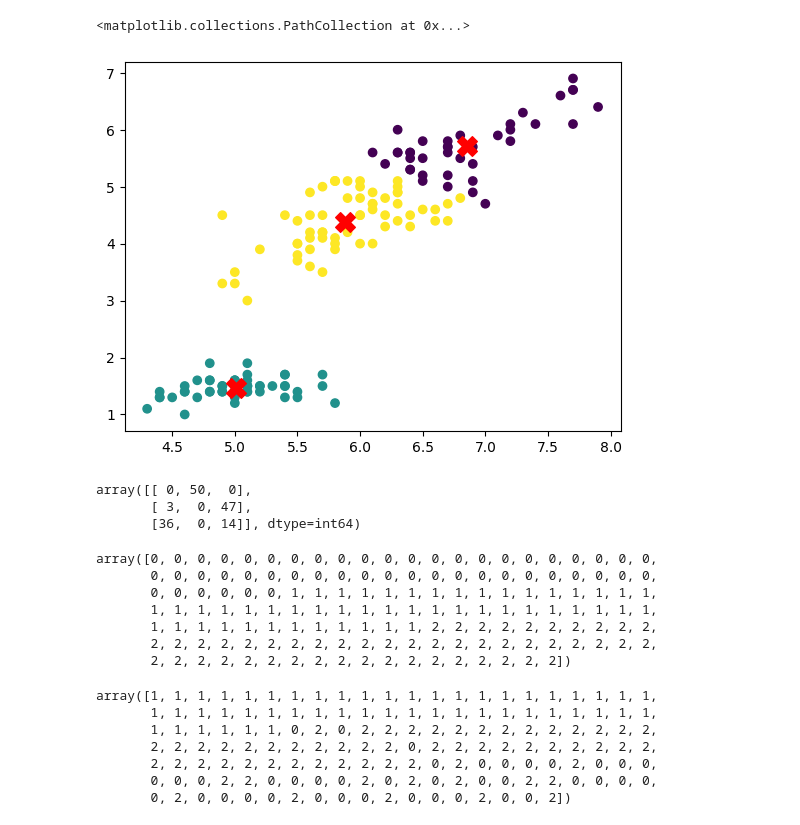
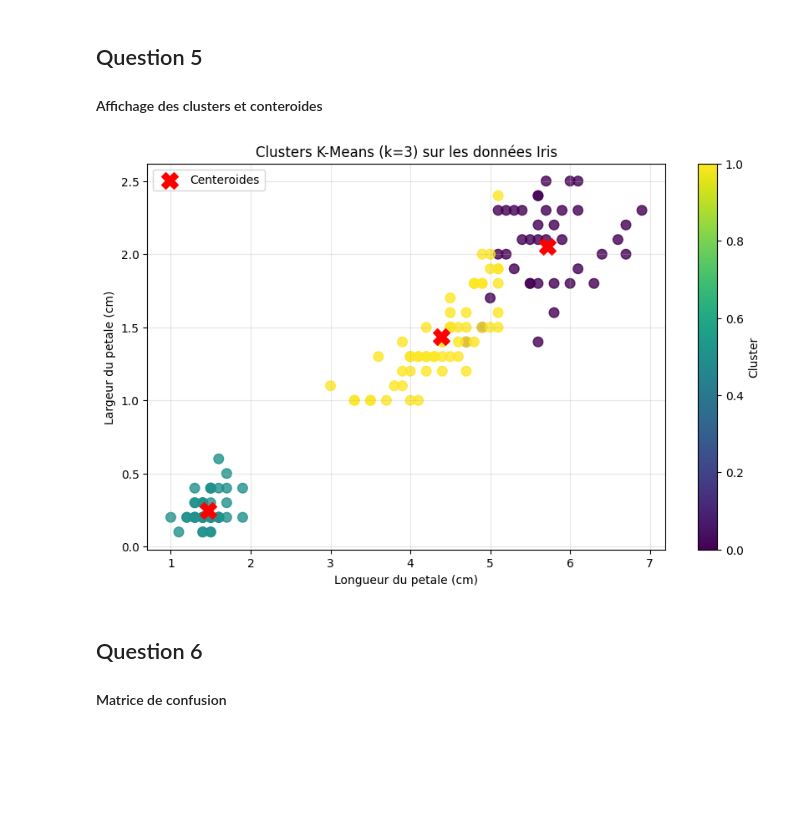
Before and after one commit to HananFA/kmeans_tp, a Jupyter notebook: exercice2.ipynb, the cells around one changed output. Cells and saved outputs as stored; diff of their text form; code cells hidden in the pictures; blank space fills up the shorter version.

```diff
--- a/exercice2.ipynb
+++ b/exercice2.ipynb
@@ -81,7 +87,20 @@ plt.scatter(model.cluster_centers_[:,2],model.cluster_centers_[:,3],c='red',mark
-# %%
-plt.scatter(X[:,0],X[:,2], c=labels, cmap='viridis')
-plt.scatter(model.cluster_centers_[:,0],model.cluster_centers_[:,2],c='red',marker='X', s=200)
-# %% [output]
-<matplotlib.collections.PathCollection at 0x...>
-[figure, removed]
+# %% [markdown]
+## Question 5
+#### Affichage des clusters et conteroides
+# %%
+plt.figure(figsize=(10, 6))
+plt.scatter(df['petal length (cm)'], df['petal width (cm)'], c=labels, cmap='viridis', s=70, alpha=0.8)
+plt.scatter(model.cluster_centers_[:,2], model.cluster_centers_[:,3], c='red', marker='X', s=200, label='Centeroides')
+plt.title('Clusters K-Means (k=3) sur les données Iris')
+plt.xlabel('Longueur du petale (cm)')
+plt.ylabel('Largeur du petale (cm)')
+plt.legend()
+plt.colorbar(label='Cluster')
+plt.grid(True, alpha=0.3)
+plt.show()
+# %% [output]
+[figure, added]
+# %% [markdown]
+## Question 6
+#### Matrice de confusion
 # %%
@@ -91,26 +107,0 @@ matrix=confusion_matrix(y,labels)
-# %%
-matrix
-# %% [output]
-array([[ 0, 50,  0],
-       [ 3,  0, 47],
-       [36,  0, 14]], dtype=int64)
-# %%
-y
-# %% [output]
-array([0, 0, 0, 0, 0, 0, 0, 0, 0, 0, 0, 0, 0, 0, 0, 0, 0, 0, 0, 0, 0, 0,
-       0, 0, 0, 0, 0, 0, 0, 0, 0, 0, 0, 0, 0, 0, 0, 0, 0, 0, 0, 0, 0, 0,
-       0, 0, 0, 0, 0, 0, 1, 1, 1, 1, 1, 1, 1, 1, 1, 1, 1, 1, 1, 1, 1, 1,
-       1, 1, 1, 1, 1, 1, 1, 1, 1, 1, 1, 1, 1, 1, 1, 1, 1, 1, 1, 1, 1, 1,
-       1, 1, 1, 1, 1, 1, 1, 1, 1, 1, 1, 1, 2, 2, 2, 2, 2, 2, 2, 2, 2, 2,
-       2, 2, 2, 2, 2, 2, 2, 2, 2, 2, 2, 2, 2, 2, 2, 2, 2, 2, 2, 2, 2, 2,
-       2, 2, 2, 2, 2, 2, 2, 2, 2, 2, 2, 2, 2, 2, 2, 2, 2, 2])
-# %%
-labels
-# %% [output]
-array([1, 1, 1, 1, 1, 1, 1, 1, 1, 1, 1, 1, 1, 1, 1, 1, 1, 1, 1, 1, 1, 1,
-       1, 1, 1, 1, 1, 1, 1, 1, 1, 1, 1, 1, 1, 1, 1, 1, 1, 1, 1, 1, 1, 1,
-       1, 1, 1, 1, 1, 1, 0, 2, 0, 2, 2, 2, 2, 2, 2, 2, 2, 2, 2, 2, 2, 2,
-       2, 2, 2, 2, 2, 2, 2, 2, 2, 2, 2, 0, 2, 2, 2, 2, 2, 2, 2, 2, 2, 2,
-       2, 2, 2, 2, 2, 2, 2, 2, 2, 2, 2, 2, 0, 2, 0, 0, 0, 0, 2, 0, 0, 0,
-       0, 0, 0, 2, 2, 0, 0, 0, 0, 2, 0, 2, 0, 2, 0, 0, 2, 2, 0, 0, 0, 0,
-       0, 2, 0, 0, 0, 0, 2, 0, 0, 0, 2, 0, 0, 0, 2, 0, 0, 2])
```
Also changed, not shown: parts of 38 cells of this notebook.
